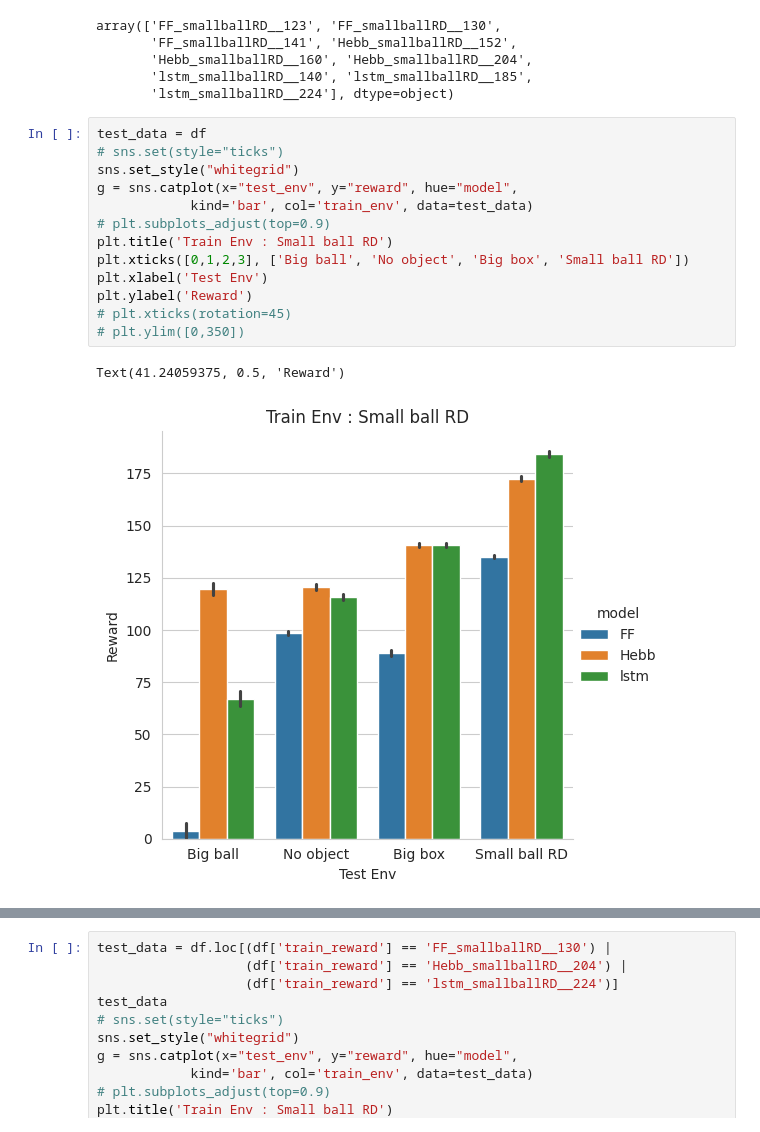
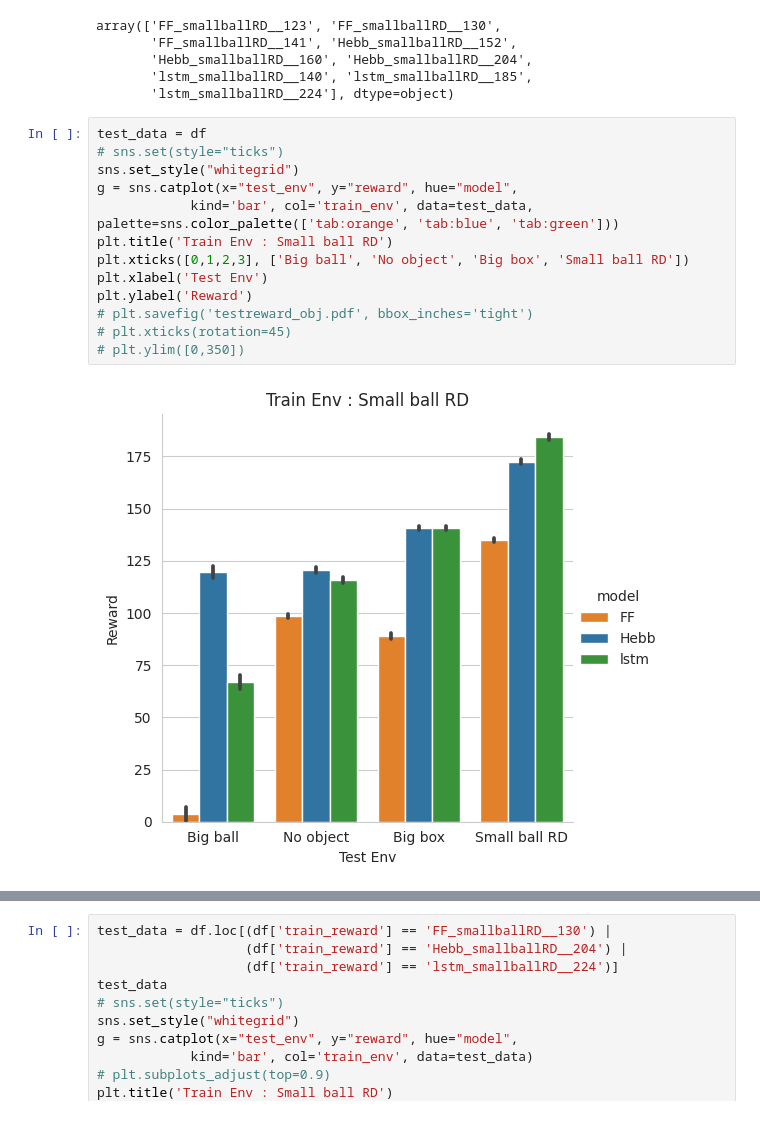
Before and after one commit to Leung555/OmniIsaacGymEnvs, a Jupyter notebook: omniisaacgymenvs/np_array/Hebbian data analysis.ipynb, the cells around one changed output, grey strips where cells are left out. Saved outputs shown, nothing was run; the diff lists cells and outputs as text.

Commit message:
Analysis & visualization

```diff
--- a/omniisaacgymenvs/np_array/Hebbian data analysis.ipynb
+++ b/omniisaacgymenvs/np_array/Hebbian data analysis.ipynb
@@ -1164,19 +1271,18 @@ array(['FF_smallballRD__123', 'FF_smallballRD__130',
 # %%
 test_data = df
 # sns.set(style="ticks")
 sns.set_style("whitegrid")
 g = sns.catplot(x="test_env", y="reward", hue="model",
-            kind='bar', col='train_env', data=test_data)
-# plt.subplots_adjust(top=0.9)
+            kind='bar', col='train_env', data=test_data, palette=sns.color_palette(['tab:orange', 'tab:blue', 'tab:green']))
 plt.title('Train Env : Small ball RD')
 plt.xticks([0,1,2,3], ['Big ball', 'No object', 'Big box', 'Small ball RD'])
 plt.xlabel('Test Env')
 plt.ylabel('Reward')
+# plt.savefig('testreward_obj.pdf', bbox_inches='tight')
 # plt.xticks(rotation=45)
 # plt.ylim([0,350])
 # %% [output]
-Text(41.24059375, 0.5, 'Reward')
-[figure, old version]
+[figure, new version]
 # %%
 test_data = df
 # sns.set(style="ticks")
```
Also changed, not shown: parts of 17 cells of this notebook, 10 other files.
